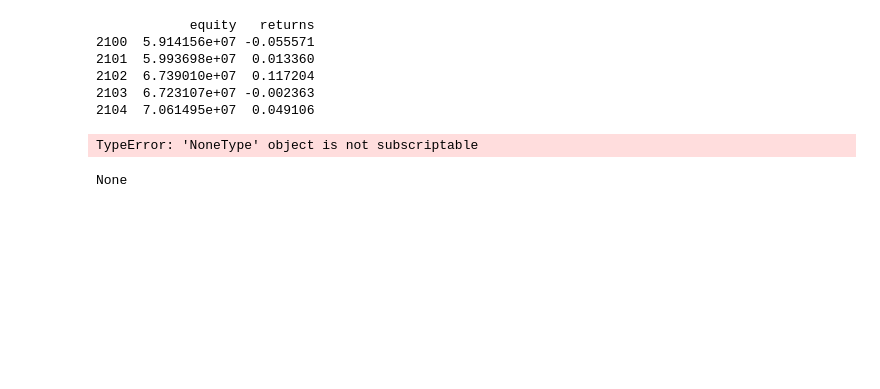
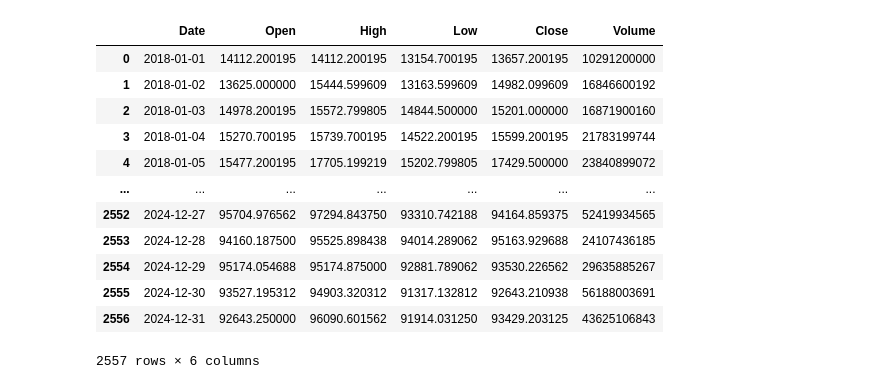
Before and after one commit to adamarbain/ichiboss-, a Jupyter notebook: backtesting_framework/temp.ipynb, the cells around one changed output. Drawn from its saved outputs; the diff is of its cells as text; code cells hidden in the pictures; blank space fills up the shorter version.

```diff
--- a/backtesting_framework/temp.ipynb
+++ b/backtesting_framework/temp.ipynb
@@ -114,20 +11,0 @@ backtester.run_backtest()
-# %%
-results = backtester.results
-# %% [output]
-            equity   returns
-2100  5.914156e+07 -0.055571
-2101  5.993698e+07  0.013360
-2102  6.739010e+07  0.117204
-2103  6.723107e+07 -0.002363
-2104  7.061495e+07  0.049106
-# %%
-from analysis.metrics import AdvancedAnalyzer
-
-analysis = AdvancedAnalyzer(result)
-analysis.sharpe_ratio()
-# %% [output]
-TypeError: 'NoneType' object is not subscriptable
-# %%
-print(result)
-# %% [output]
-None
@@ -133,0 +43,18 @@ None
+# %%
+BTC = pd.read_csv('btc_data.csv')
+BTC.Date = pd.to_datetime(BTC.Date)
+BTC
+# %% [output]
+|  | Date | Open | High | Low | Close | Volume |
+| 0 | 2018-01-01 | 14112.200195 | 14112.200195 | 13154.700195 | 13657.200195 | 10291200000 |
+| 1 | 2018-01-02 | 13625.000000 | 15444.599609 | 13163.599609 | 14982.099609 | 16846600192 |
+| 2 | 2018-01-03 | 14978.200195 | 15572.799805 | 14844.500000 | 15201.000000 | 16871900160 |
+| 3 | 2018-01-04 | 15270.700195 | 15739.700195 | 14522.200195 | 15599.200195 | 21783199744 |
+| 4 | 2018-01-05 | 15477.200195 | 17705.199219 | 15202.799805 | 17429.500000 | 23840899072 |
+| ... | ... | ... | ... | ... | ... | ... |
+| 2552 | 2024-12-27 | 95704.976562 | 97294.843750 | 93310.742188 | 94164.859375 | 52419934565 |
+| 2553 | 2024-12-28 | 94160.187500 | 95525.898438 | 94014.289062 | 95163.929688 | 24107436185 |
+| 2554 | 2024-12-29 | 95174.054688 | 95174.875000 | 92881.789062 | 93530.226562 | 29635885267 |
+| 2555 | 2024-12-30 | 93527.195312 | 94903.320312 | 91317.132812 | 92643.210938 | 56188003691 |
+| 2556 | 2024-12-31 | 92643.250000 | 96090.601562 | 91914.031250 | 93429.203125 | 43625106843 |
+2557 rows × 6 columns
```
Also changed, not shown: parts of 23 cells of this notebook, 4 other files.
